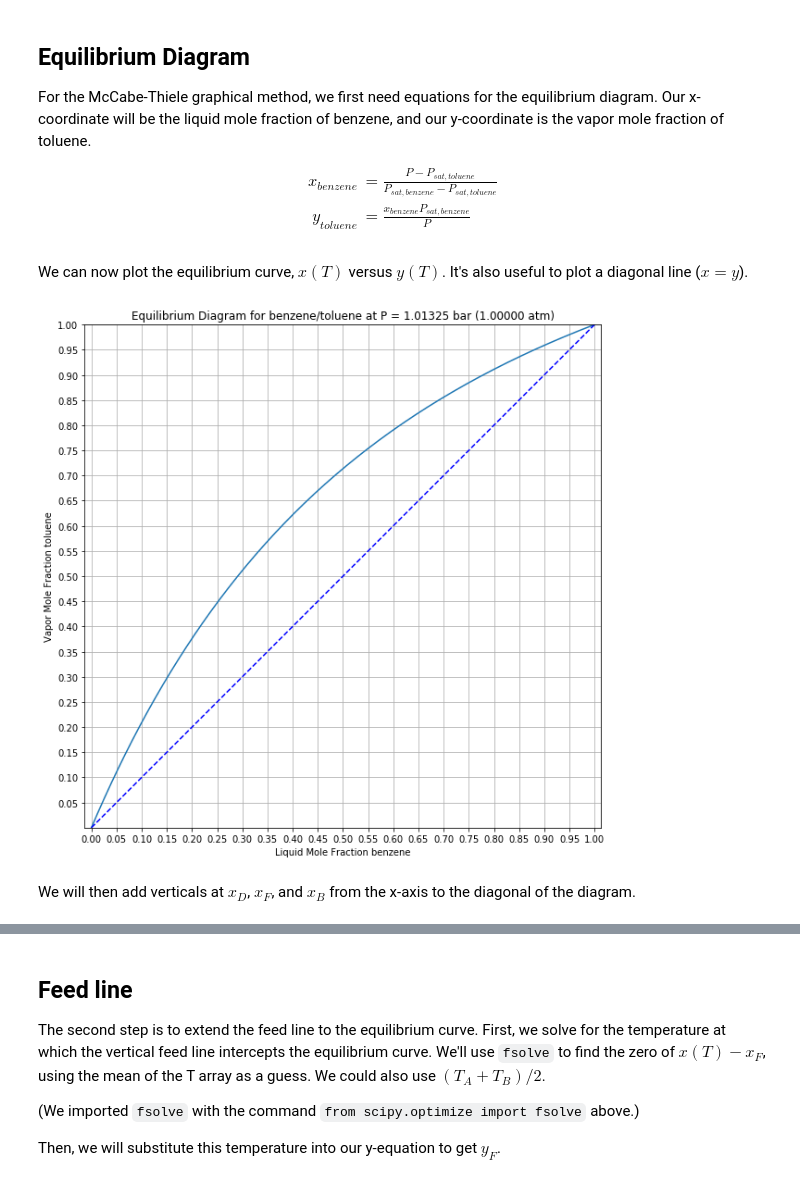
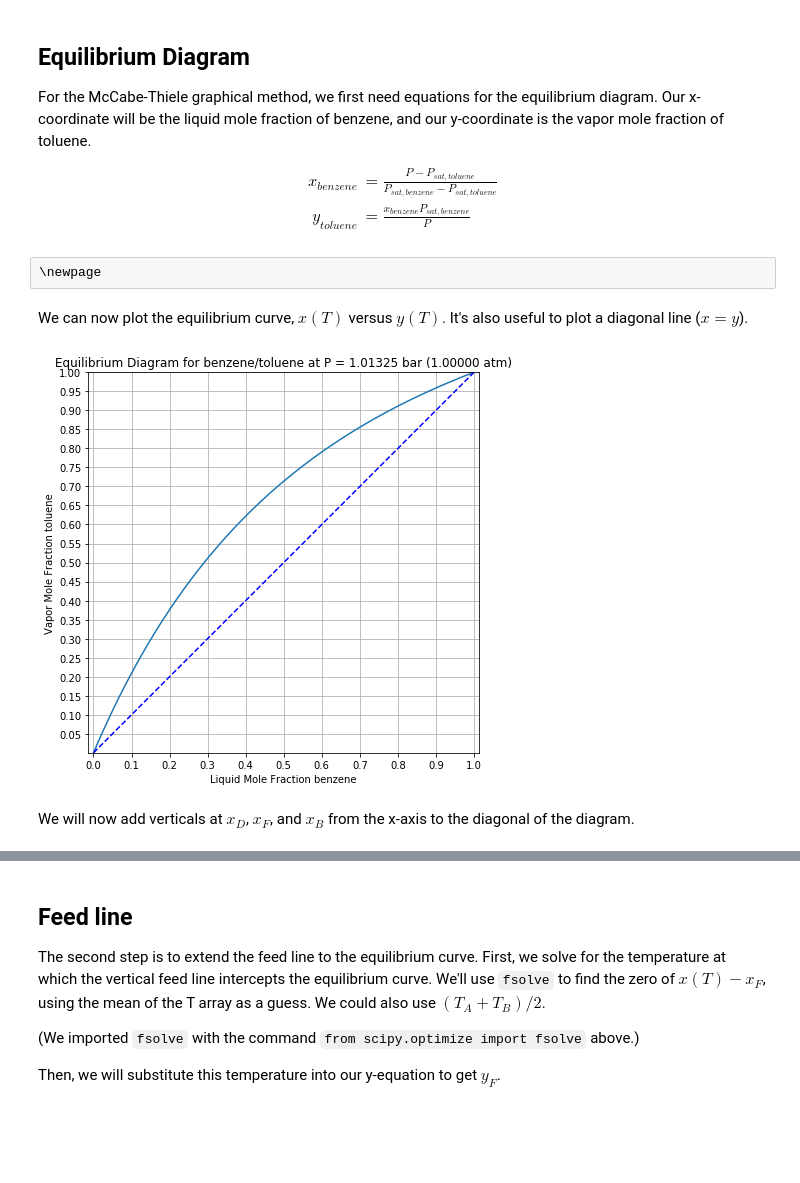
Before and after one commit to padamson/python_cheme, a Jupyter notebook: mccabe-thiele/mccabe-thiele.ipynb, the cells around one changed output, grey strips where cells are left out. Drawn from its saved outputs; the diff is of its cells as text; code cells hidden in the pictures; blank space fills up the shorter version.

```diff
--- a/mccabe-thiele/mccabe-thiele.ipynb
+++ b/mccabe-thiele/mccabe-thiele.ipynb
@@ -89,11 +95,14 @@ x_Psat['benzene'] = lambda T: 1 - T/562.2
 x_Psat['toluene'] = lambda T: 1 - T/591.8
 
 Psat = dict()
-Psat['benzene'] = lambda T: 48.9 * exp(( -6.98273 * x_Psat['benzene'](T) +
-                                         1.33213 * pow(x_Psat['benzene'](T), 3/2) +
-                                         -2.62863 * pow(x_Psat['benzene'](T), 3) +
-                                         -3.33399 * pow(x_Psat['benzene'](T), 6) )/ (1-x_Psat['benzene'](T)))
-Psat['toluene'] = lambda T: 41.0 * exp(( -7.28607 * x_Psat['toluene'](T) +
-                                         1.38091 * pow(x_Psat['toluene'](T), 3/2) +
-                                         -2.83433 * pow(x_Psat['toluene'](T), 3) +
-                                         -2.79168 * pow(x_Psat['toluene'](T), 6) )/ (1-x_Psat['toluene'](T)))
+Psat['benzene'] = lambda T: (48.9 *
+    exp(( -6.98273 * x_Psat['benzene'](T) +
+        1.33213 * pow(x_Psat['benzene'](T), 3/2) +
+        -2.62863 * pow(x_Psat['benzene'](T), 3) +
+        -3.33399 * pow(x_Psat['benzene'](T), 6) )/ (1-x_Psat['benzene'](T))))
+
+Psat['toluene'] = lambda T: (41.0 *
+    exp(( -7.28607 * x_Psat['toluene'](T) +
+        1.38091 * pow(x_Psat['toluene'](T), 3/2) +
+        -2.83433 * pow(x_Psat['toluene'](T), 3) +
+        -2.79168 * pow(x_Psat['toluene'](T), 6) )/ (1-x_Psat['toluene'](T))))
@@ -153,26 +164,28 @@ y_{toluene} &= \frac{x_{benzene} P_{sat, benzene}}{P}
 # %%
 x = lambda T: (P-Psat[B](T))/(Psat[A](T)-Psat[B](T))
 y = lambda T: x(T)*Psat[A](T)/P
+# %% [raw]
+\newpage
 # %% [markdown]
 We can now plot the equilibrium curve, $x(T)$ versus $y(T)$. It's also useful to plot a diagonal line ($x=y$).
 # %%
-plt.figure(figsize=(10,10))
+plt.figure(figsize=(7,7))
 plt.plot([x(T) for T in T],[y(T) for T in T])
 
 plt.plot([0,1],[0,1],'b--')
 plt.axis('equal')
-plt.xticks(np.linspace(0,1.0,21))
+plt.xticks(np.linspace(0,1.0,11))
 plt.yticks(np.linspace(0.05,1.0,20));
 
 plt.title('Equilibrium Diagram for {:s}/{:s} at P = {:.5f} bar ({:.5f} atm)'.format(A,B,P,P/1.01325))
 plt.xlabel('Liquid Mole Fraction {:s}'.format(A))
 plt.ylabel('Vapor Mole Fraction {:s}'.format(B))
 
 plt.xlim(0,1)
 plt.ylim(0,1)
 plt.grid();
 # %% [output]
-[figure, old version]
+[figure, new version]
 # %% [markdown]
-We will then add verticals at $x_D$, $x_F$, and $x_B$ from the x-axis to the diagonal of the diagram.
+We will now add verticals at $x_D$, $x_F$, and $x_B$ from the x-axis to the diagonal of the diagram.
 # %%
```
Also changed, not shown: parts of 24 cells of this notebook, 9 other files.
